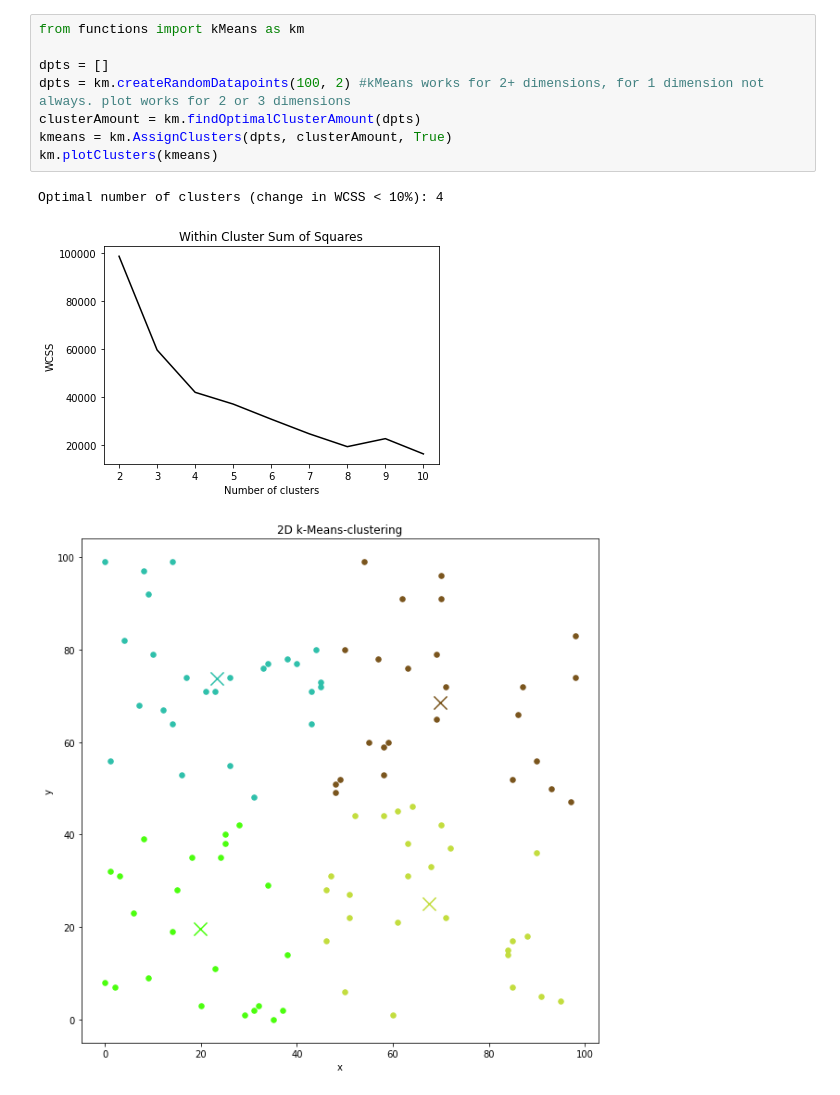
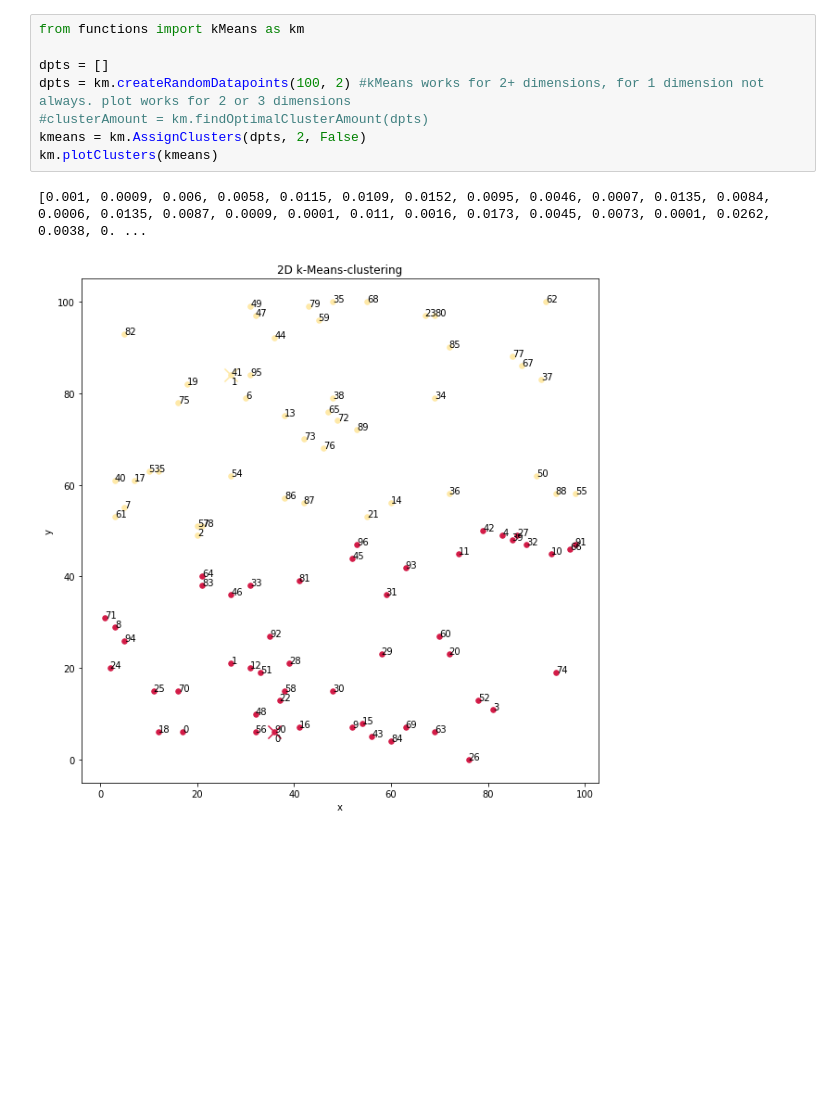
Before and after one commit to DKoflerGIT/DS_Clustering, a Jupyter notebook: main.ipynb, the cells around one changed output. Saved outputs shown, nothing was run; the diff lists cells and outputs as text; blank space fills up the shorter version.

Commit message:
first attempt at implementing kmeans++, does not seem to work yet

```diff
--- a/main.ipynb
+++ b/main.ipynb
@@ -1,12 +1,11 @@
 # %%
 from functions import kMeans as km
 
 dpts = []
 dpts = km.createRandomDatapoints(100, 2) #kMeans works for 2+ dimensions, for 1 dimension not always. plot works for 2 or 3 dimensions
-clusterAmount = km.findOptimalClusterAmount(dpts)
-kmeans = km.AssignClusters(dpts, clusterAmount, True)
+#clusterAmount = km.findOptimalClusterAmount(dpts)
+kmeans = km.AssignClusters(dpts, 2, False)
 km.plotClusters(kmeans)
 # %% [output]
-Optimal number of clusters (change in WCSS < 10%): 4
+[0.001, 0.0009, 0.006, 0.0058, 0.0115, 0.0109, 0.0152, 0.0095, 0.0046, 0.0007, 0.0135, 0.0084, 0.0006, 0.0135, 0.0087, 0.0009, 0.0001, 0.011, 0.0016, 0.0173, 0.0045, 0.0073, 0.0001, 0.0262, 0.0038, 0. ...
-[figure, old version]
+[figure, new version]
-[figure, removed]
```
Also changed, not shown: 2 other files.
